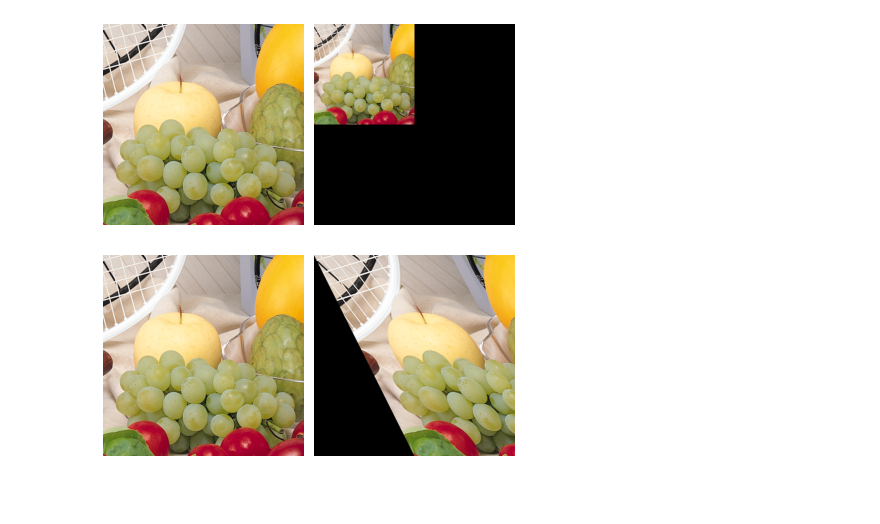
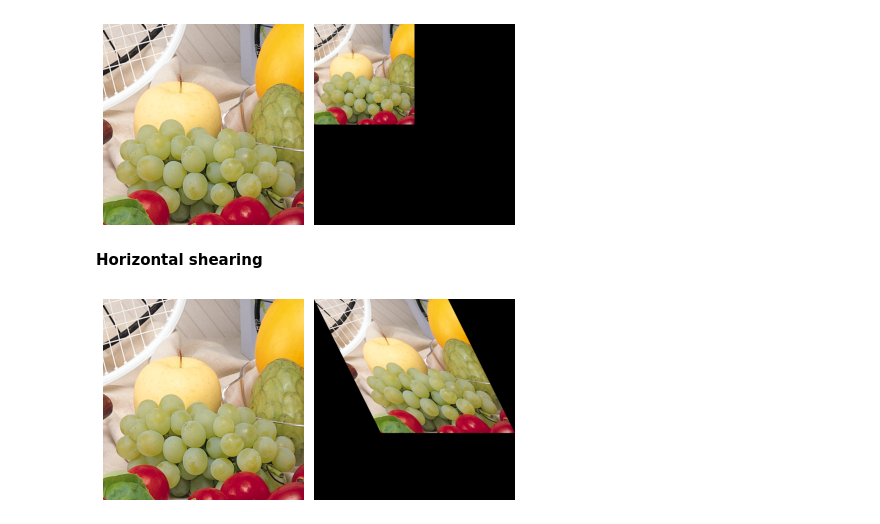
Before and after one commit to myconcordia/COMP478, a Jupyter notebook: Tutorial2COMP478.ipynb, the cells around one changed output. Drawn from its saved outputs; the diff is of its cells as text; code cells hidden in the pictures; blank space fills up the shorter version.

```diff
--- a/Tutorial2COMP478.ipynb
+++ b/Tutorial2COMP478.ipynb
@@ -45,12 +49,10 @@ plt.show()
 # %%
-#Image rotation
-rows,cols, ch = I.shape
 theta = 45
 M = cv2.getRotationMatrix2D((cols/2,rows/2),theta,1)
-I_rot = cv2.warpAffine(I,M,(cols,rows))
+J = cv2.warpAffine(I, M, (cols,rows))
 
 plt.subplot(121), plt.imshow(I), plt.axis('off')
-plt.subplot(122), plt.imshow(I_rot), plt.axis('off')
+plt.subplot(122), plt.imshow(J), plt.axis('off')
 plt.tight_layout(pad=1)
 plt.show()
 # %% [output]
@@ -58,9 +72,7 @@ plt.show()
 # %%
-#Image scaling
-rows,cols, ch = I.shape
 cx = .5; cy = .5
 M = np.float32([[cx,0,0],[0,cy,0]])
-I_scale = cv2.warpAffine(I,M,(cols,rows))
+I_scale = cv2.warpAffine(I, M, (cols,rows))
 
 plt.subplot(121), plt.imshow(I), plt.axis('off')
 plt.subplot(122), plt.imshow(I_scale), plt.axis('off')
@@ -68,16 +80,16 @@ plt.tight_layout(pad=1)
 plt.show()
 # %% [output]
 [figure]
+# %% [markdown]
+**Horizontal shearing**
 # %%
-#Vertical shearing
-rows,cols, ch = I.shape
-sv = .5
-M = np.float32([[1,sv,0],[0,1,0]])
-I_vshear = cv2.warpAffine(I,M,(cols,rows))
+sh = .5
+M = np.float32([[1,sh,0],[0,1,0]])
+I_vshear = cv2.warpAffine(I,M,(int(cols*1.5), int(rows*1.5)))
 
 plt.subplot(121), plt.imshow(I), plt.axis('off')
 plt.subplot(122), plt.imshow(I_vshear), plt.axis('off')
 plt.tight_layout(pad=1)
 plt.show()
 # %% [output]
-[figure, old version]
+[figure, new version]
```
Also changed, not shown: parts of 24 cells of this notebook.
